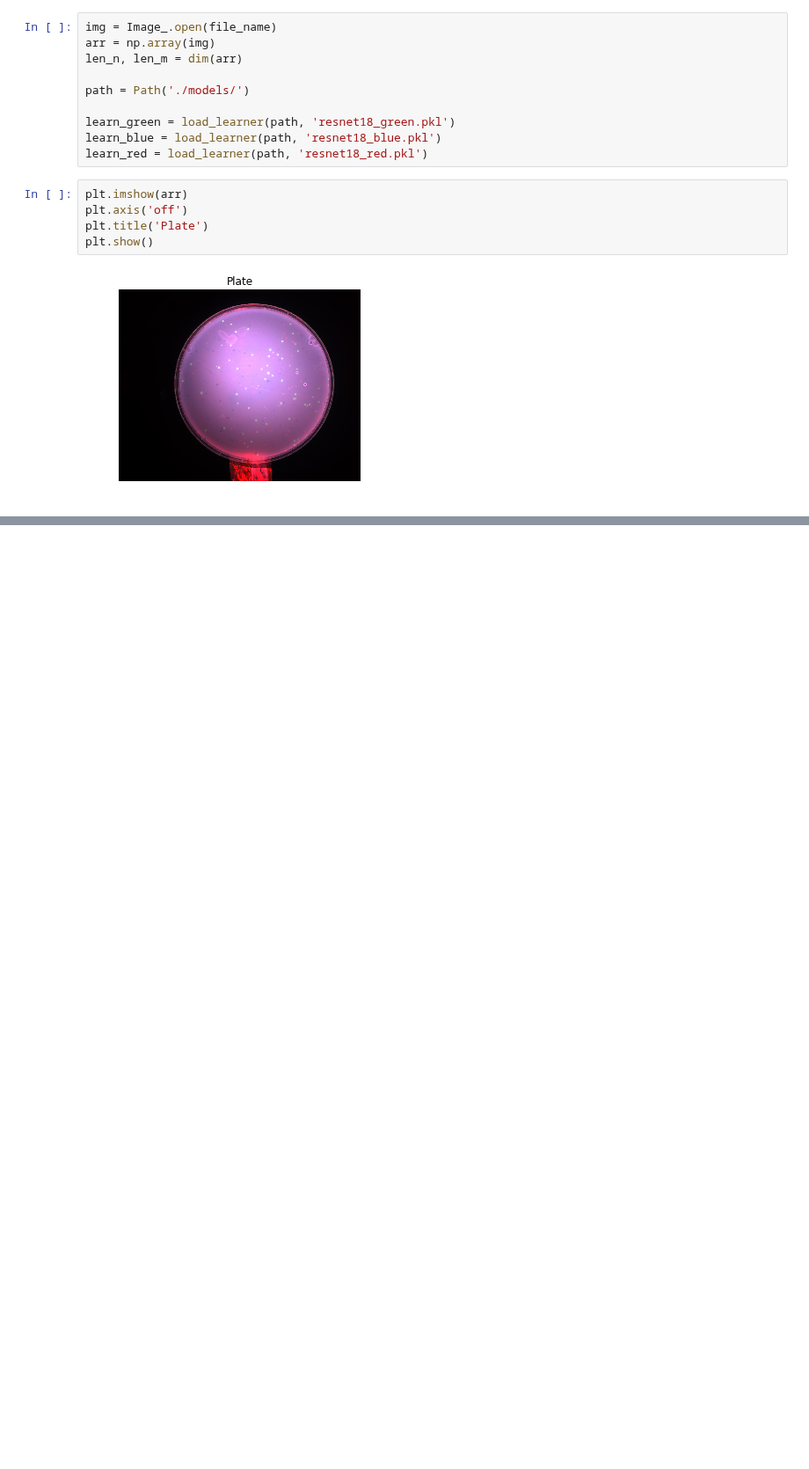
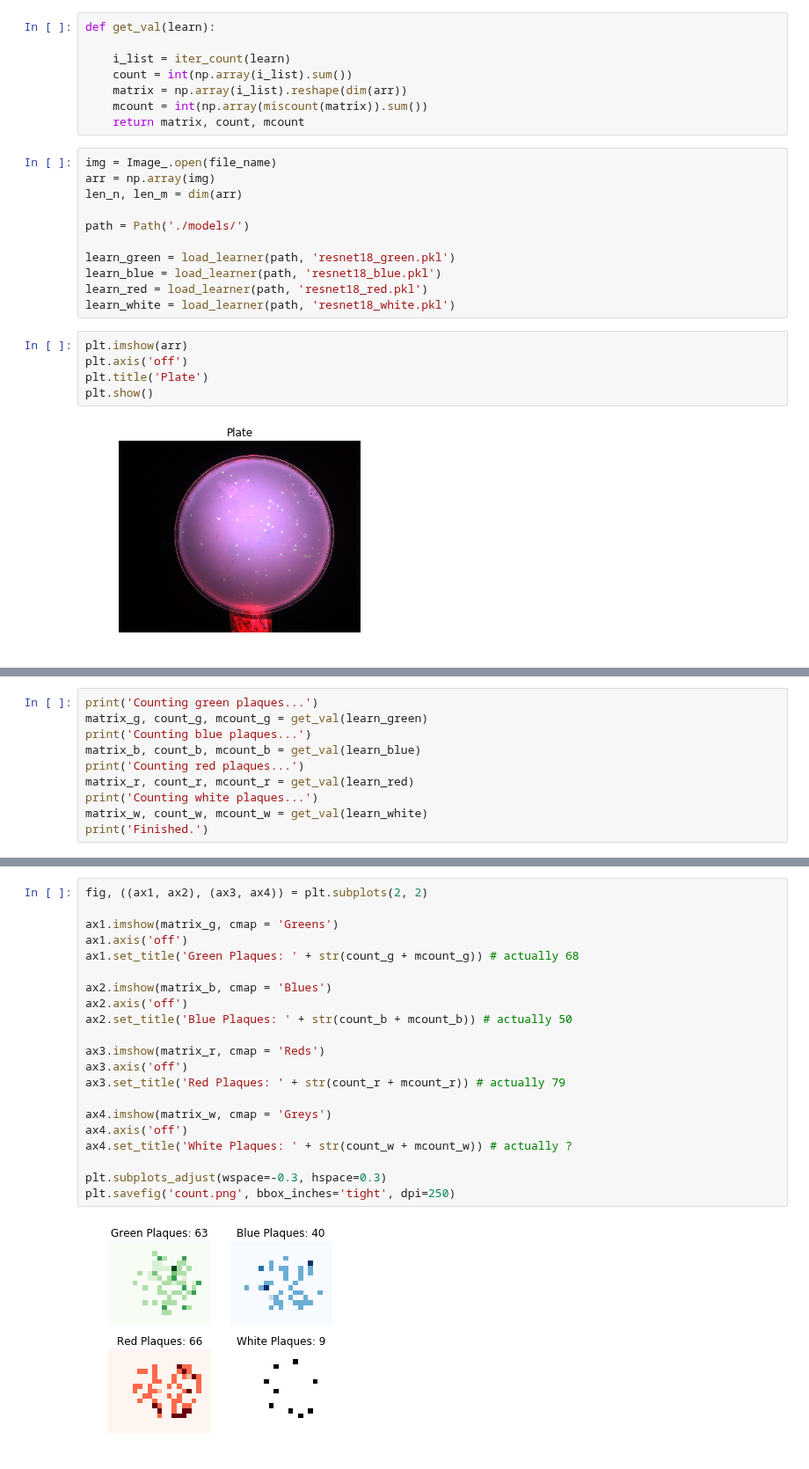
Before and after one commit to shauseth/phage-counting, a Jupyter notebook: count.ipynb, the cells around one changed output, grey strips where cells are left out. Shown at 88% size. Drawn from its saved outputs; the diff is of its cells as text; blank space fills up the shorter version.

```diff
--- a/count.ipynb
+++ b/count.ipynb
@@ -82,6 +82,14 @@ def plot(learn, colour, cmap):
     plt.axis('off')
     plt.title(colour + ' Plaques: ' + str(count + mcount))
     plt.show()
+# %%
+def get_val(learn):
+
+    i_list = iter_count(learn)
+    count = int(np.array(i_list).sum())
+    matrix = np.array(i_list).reshape(dim(arr))
+    mcount = int(np.array(miscount(matrix)).sum())
+    return matrix, count, mcount
 # %%
 img = Image_.open(file_name)
 arr = np.array(img)
@@ -92,6 +100,7 @@ path = Path('./models/')
 learn_green = load_learner(path, 'resnet18_green.pkl')
 learn_blue = load_learner(path, 'resnet18_blue.pkl')
 learn_red = load_learner(path, 'resnet18_red.pkl')
+learn_white = load_learner(path, 'resnet18_white.pkl')
 # %%
 plt.imshow(arr)
 plt.axis('off')
@@ -113,0 +111,10 @@ plot(learn_red, 'Red', 'Reds') # actually 79
+# %%
+print('Counting green plaques...')
+matrix_g, count_g, mcount_g = get_val(learn_green)
+print('Counting blue plaques...')
+matrix_b, count_b, mcount_b = get_val(learn_blue)
+print('Counting red plaques...')
+matrix_r, count_r, mcount_r = get_val(learn_red)
+print('Counting white plaques...')
+matrix_w, count_w, mcount_w = get_val(learn_white)
+print('Finished.')
@@ -113,0 +127,23 @@ plot(learn_red, 'Red', 'Reds') # actually 79
+# %%
+fig, ((ax1, ax2), (ax3, ax4)) = plt.subplots(2, 2)
+
+ax1.imshow(matrix_g, cmap = 'Greens')
+ax1.axis('off')
+ax1.set_title('Green Plaques: ' + str(count_g + mcount_g)) # actually 68
+
+ax2.imshow(matrix_b, cmap = 'Blues')
+ax2.axis('off')
+ax2.set_title('Blue Plaques: ' + str(count_b + mcount_b)) # actually 50
+
+ax3.imshow(matrix_r, cmap = 'Reds')
+ax3.axis('off')
+ax3.set_title('Red Plaques: ' + str(count_r + mcount_r)) # actually 79
+
+ax4.imshow(matrix_w, cmap = 'Greys')
+ax4.axis('off')
+ax4.set_title('White Plaques: ' + str(count_w + mcount_w)) # actually ?
+
+plt.subplots_adjust(wspace=-0.3, hspace=0.3)
+plt.savefig('count.png', bbox_inches='tight', dpi=250)
+# %% [output]
+[figure, added]
```
Also changed, not shown: parts of 4 cells of this notebook.
